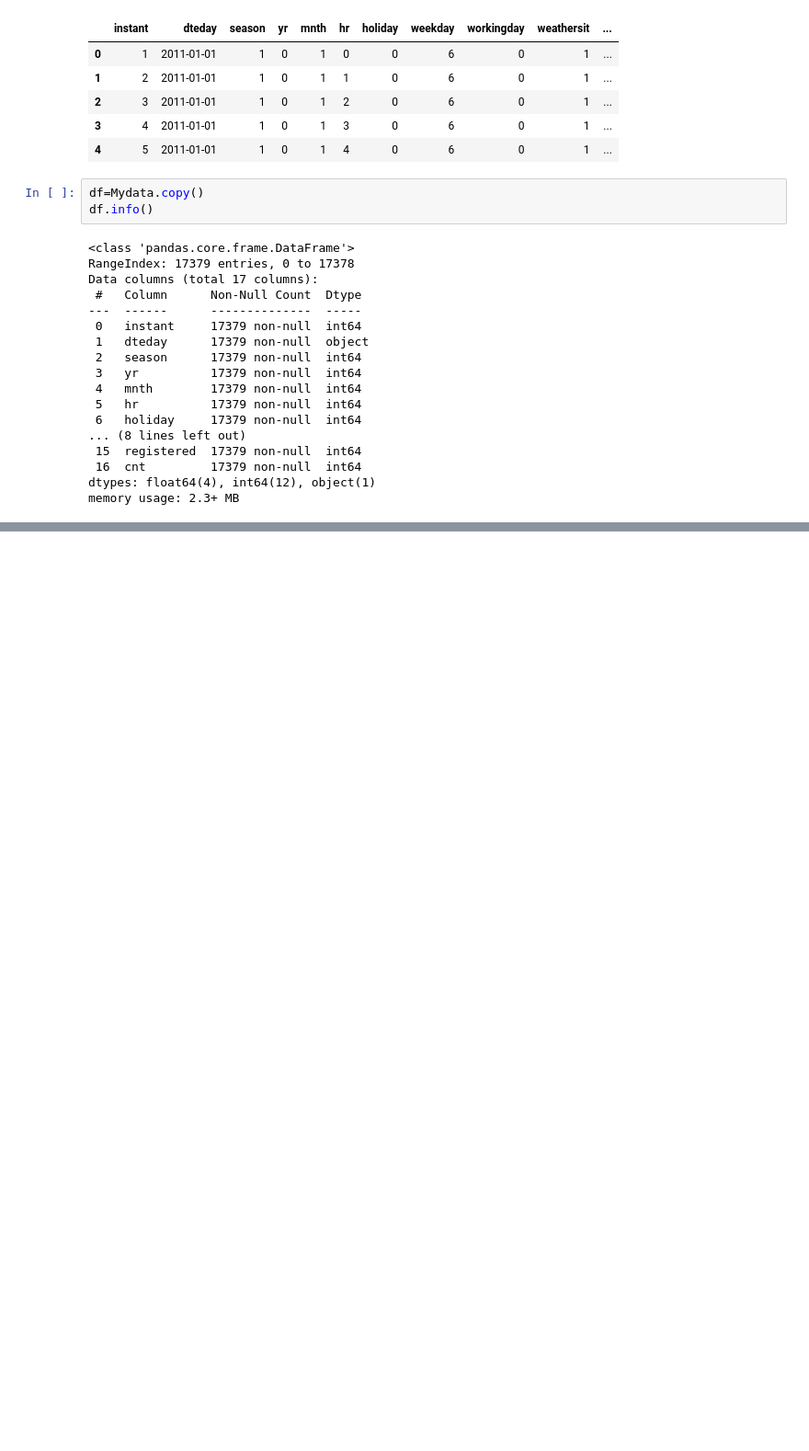
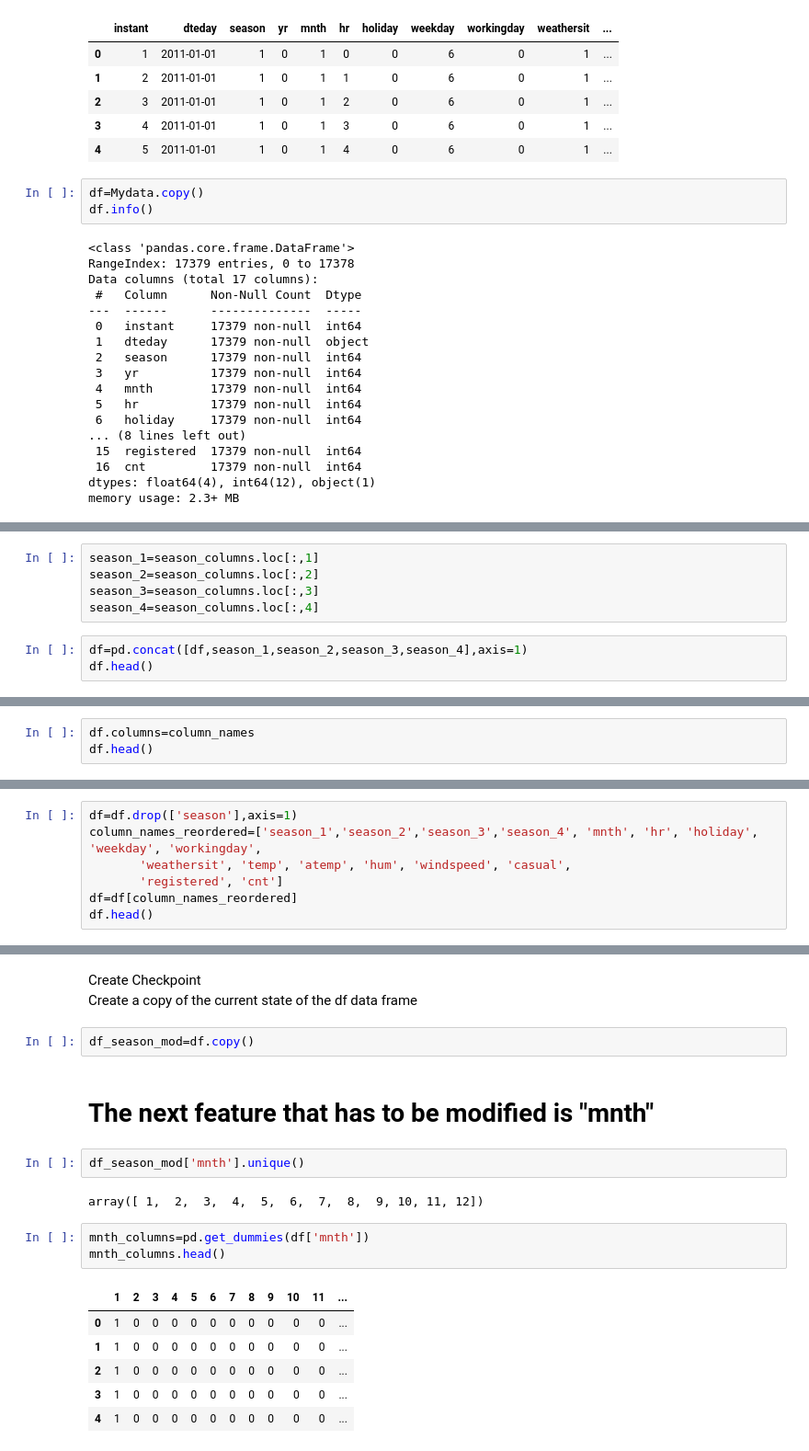
Before and after one commit to MasoudMoeini/Bike-Sharing-Dataset-Analysis, a Jupyter notebook: BikeSharing_data_preprocessing.ipynb, the cells around one changed output, grey strips where cells are left out. Shown: that part at 92% size. Drawn from its saved outputs; the diff is of its cells as text; blank space fills up the shorter version.

```diff
--- a/BikeSharing_data_preprocessing.ipynb
+++ b/BikeSharing_data_preprocessing.ipynb
@@ -36,0 +147,8 @@ memory usage: 2.3+ MB
+# %%
+season_1=season_columns.loc[:,1]
+season_2=season_columns.loc[:,2]
+season_3=season_columns.loc[:,3]
+season_4=season_columns.loc[:,4]
+# %%
+df=pd.concat([df,season_1,season_2,season_3,season_4],axis=1)
+df.head()
@@ -36,0 +162,3 @@ memory usage: 2.3+ MB
+# %%
+df.columns=column_names
+df.head()
@@ -36,0 +179,7 @@ memory usage: 2.3+ MB
+# %%
+df=df.drop(['season'],axis=1)
+column_names_reordered=['season_1','season_2','season_3','season_4', 'mnth', 'hr', 'holiday', 'weekday', 'workingday',
+       'weathersit', 'temp', 'atemp', 'hum', 'windspeed', 'casual',
+       'registered', 'cnt']
+df=df[column_names_reordered]
+df.head()
@@ -36,0 +193,21 @@ memory usage: 2.3+ MB
+# %% [markdown]
+Create Checkpoint<br>
+Create a copy of the current state of the df data frame
+# %%
+df_season_mod=df.copy()
+# %% [markdown]
+# The next feature that has to be modified is "mnth"
+# %%
+df_season_mod['mnth'].unique()
+# %% [output]
+array([ 1,  2,  3,  4,  5,  6,  7,  8,  9, 10, 11, 12])
+# %%
+mnth_columns=pd.get_dummies(df['mnth'])
+mnth_columns.head()
+# %% [output]
+|  | 1 | 2 | 3 | 4 | 5 | 6 | 7 | 8 | 9 | 10 | 11 | ... |
+| 0 | 1 | 0 | 0 | 0 | 0 | 0 | 0 | 0 | 0 | 0 | 0 | ... |
+| 1 | 1 | 0 | 0 | 0 | 0 | 0 | 0 | 0 | 0 | 0 | 0 | ... |
+| 2 | 1 | 0 | 0 | 0 | 0 | 0 | 0 | 0 | 0 | 0 | 0 | ... |
+| 3 | 1 | 0 | 0 | 0 | 0 | 0 | 0 | 0 | 0 | 0 | 0 | ... |
+| 4 | 1 | 0 | 0 | 0 | 0 | 0 | 0 | 0 | 0 | 0 | 0 | ... |
```
Also changed, not shown: parts of 74 cells of this notebook, 1 other file.
